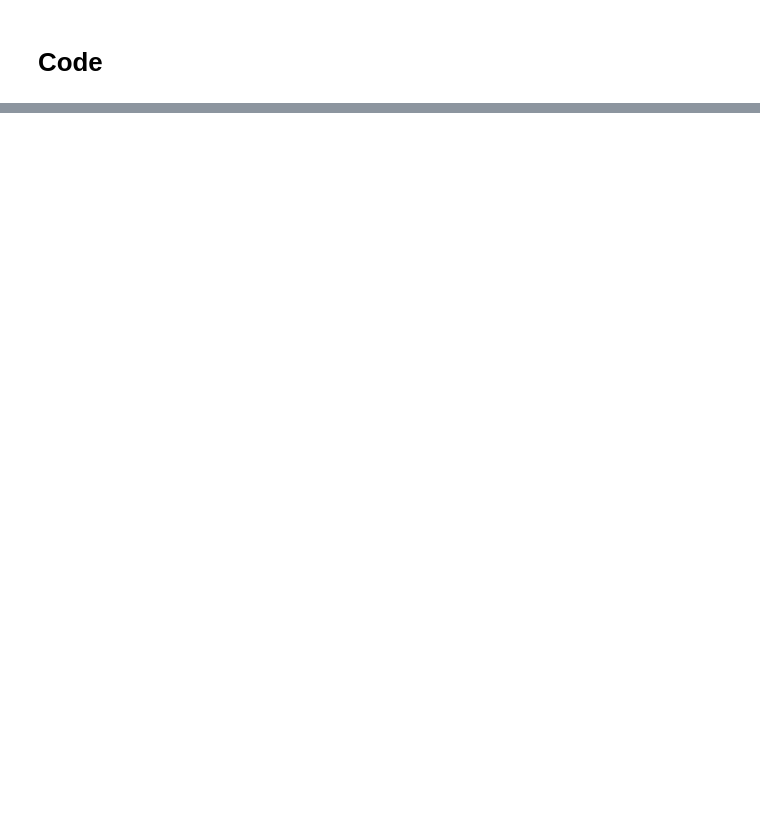
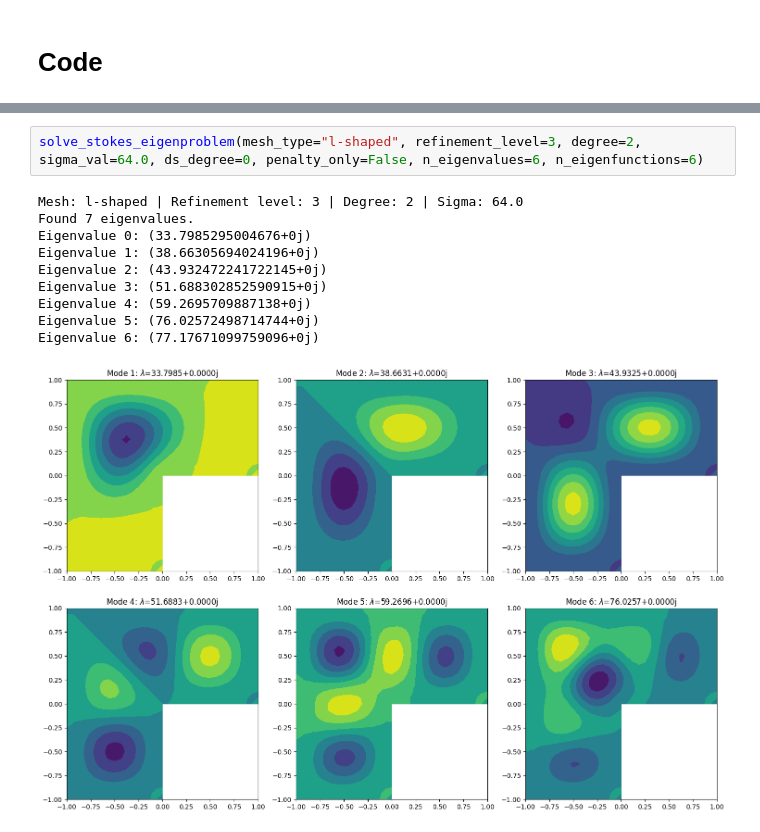
Before and after one commit to BorisAndrews/BorisAndrews.github.io, a Jupyter notebook: assets/ipynb/stokes_testing.ipynb, the cells around one changed output, grey strips where cells are left out. Drawn from its saved outputs; the diff is of its cells as text; blank space fills up the shorter version.

```diff
--- a/assets/ipynb/stokes_testing.ipynb
+++ b/assets/ipynb/stokes_testing.ipynb
@@ -170,0 +192,13 @@ solve_stokes_eigenproblem(mesh_type="l_shape", refinement_level=4, degree=2, sig
+# %%
+solve_stokes_eigenproblem(mesh_type="l-shaped", refinement_level=3, degree=2, sigma_val=64.0, ds_degree=0, penalty_only=False, n_eigenvalues=6, n_eigenfunctions=6)
+# %% [output]
+Mesh: l-shaped | Refinement level: 3 | Degree: 2 | Sigma: 64.0
+Found 7 eigenvalues.
+Eigenvalue 0: (33.7985295004676+0j)
+Eigenvalue 1: (38.66305694024196+0j)
+Eigenvalue 2: (43.932472241722145+0j)
+Eigenvalue 3: (51.688302852590915+0j)
+Eigenvalue 4: (59.2695709887138+0j)
+Eigenvalue 5: (76.02572498714744+0j)
+Eigenvalue 6: (77.17671099759096+0j)
+[figure, added]
```
Also changed, not shown: parts of 8 cells of this notebook.
